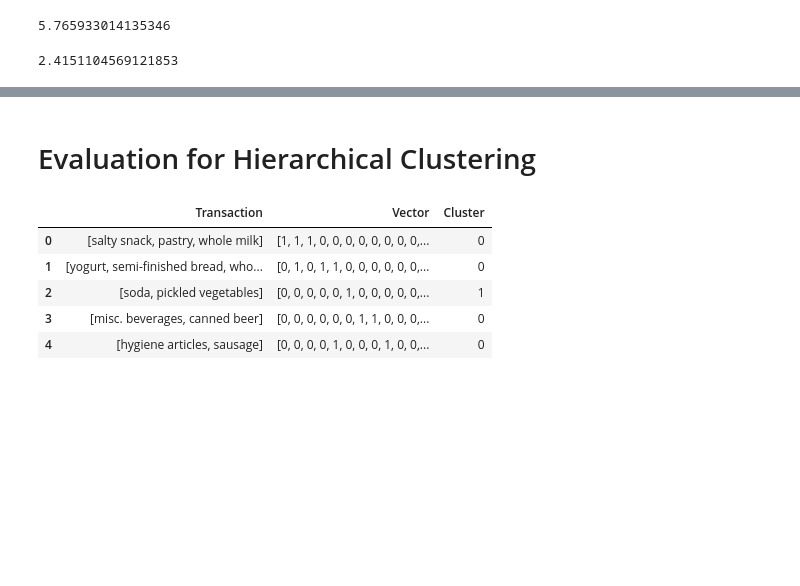
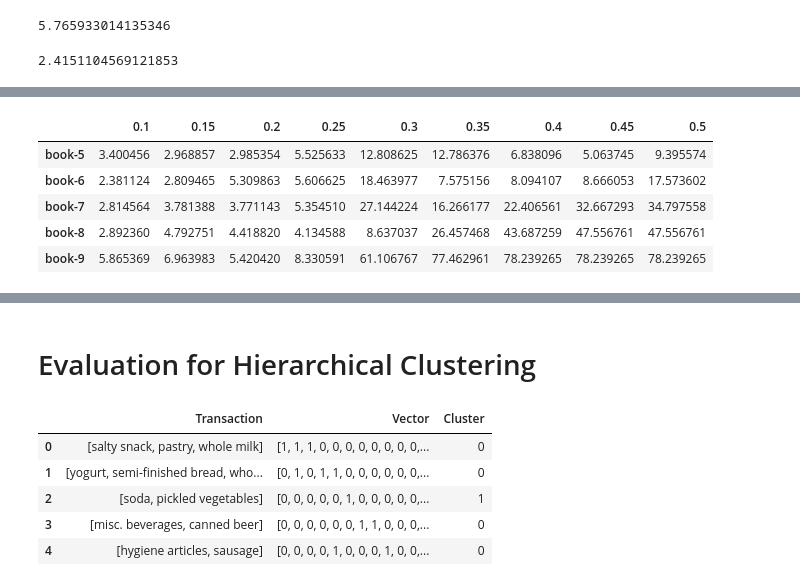
Before and after one commit to titim789/Data_Analytics_Project, a Jupyter notebook: Assignment 2/Clustering/Cluster Evaluation.ipynb, the cells around one changed output, grey strips where cells are left out. Drawn from its saved outputs; the diff is of its cells as text; code cells hidden in the pictures; blank space fills up the shorter version.

```diff
--- a/Assignment 2/Clustering/Cluster Evaluation.ipynb
+++ b/Assignment 2/Clustering/Cluster Evaluation.ipynb
@@ -60,0 +213,9 @@ davies_bouldin_score(list(dbScanDF["Vector"]), list(dbScanDF["Cluster"]))
+# %%
+pd.DataFrame(cal_dict).transpose()
+# %% [output]
+|  | 0.1 | 0.15 | 0.2 | 0.25 | 0.3 | 0.35 | 0.4 | 0.45 | 0.5 |
+| book-5 | 3.400456 | 2.968857 | 2.985354 | 5.525633 | 12.808625 | 12.786376 | 6.838096 | 5.063745 | 9.395574 |
+| book-6 | 2.381124 | 2.809465 | 5.309863 | 5.606625 | 18.463977 | 7.575156 | 8.094107 | 8.666053 | 17.573602 |
+| book-7 | 2.814564 | 3.781388 | 3.771143 | 5.354510 | 27.144224 | 16.266177 | 22.406561 | 32.667293 | 34.797558 |
+| book-8 | 2.892360 | 4.792751 | 4.418820 | 4.134588 | 8.637037 | 26.457468 | 43.687259 | 47.556761 | 47.556761 |
+| book-9 | 5.865369 | 6.963983 | 5.420420 | 8.330591 | 61.106767 | 77.462961 | 78.239265 | 78.239265 | 78.239265 |
```
Also changed, not shown: parts of 15 cells of this notebook, 2 other files.
